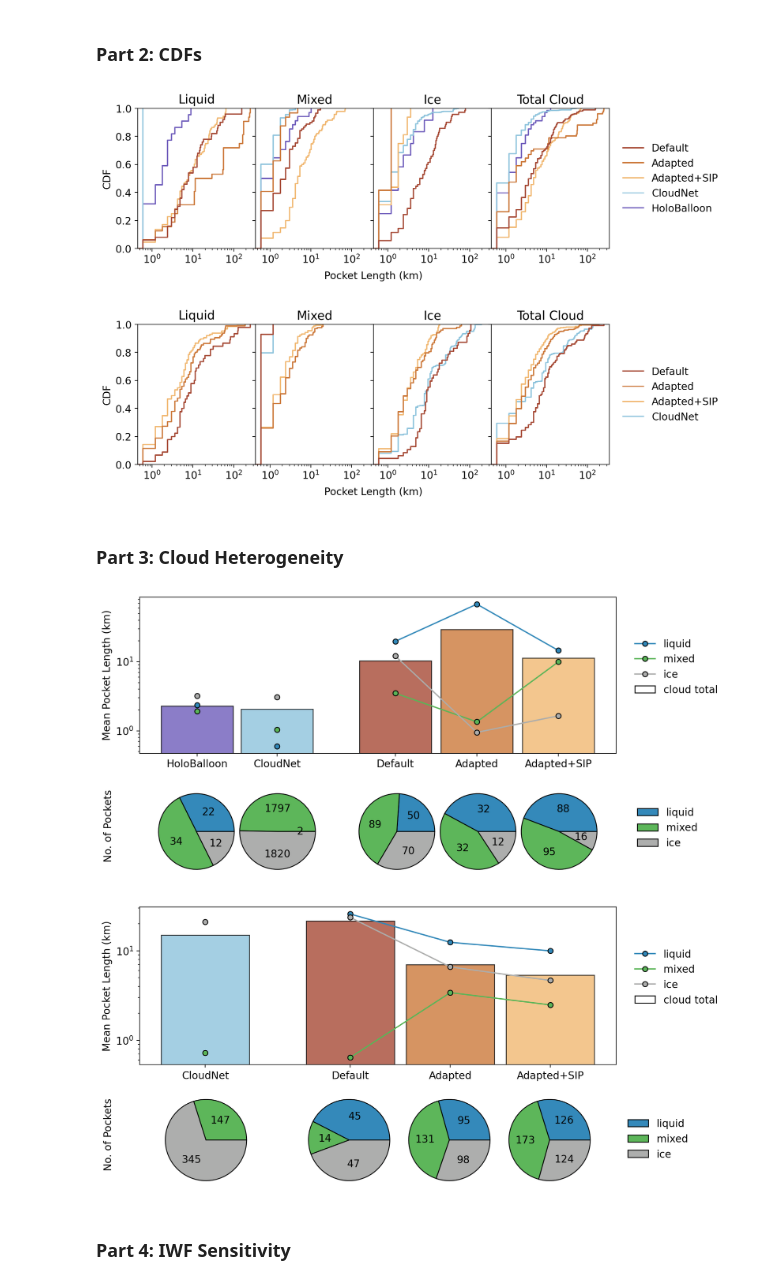
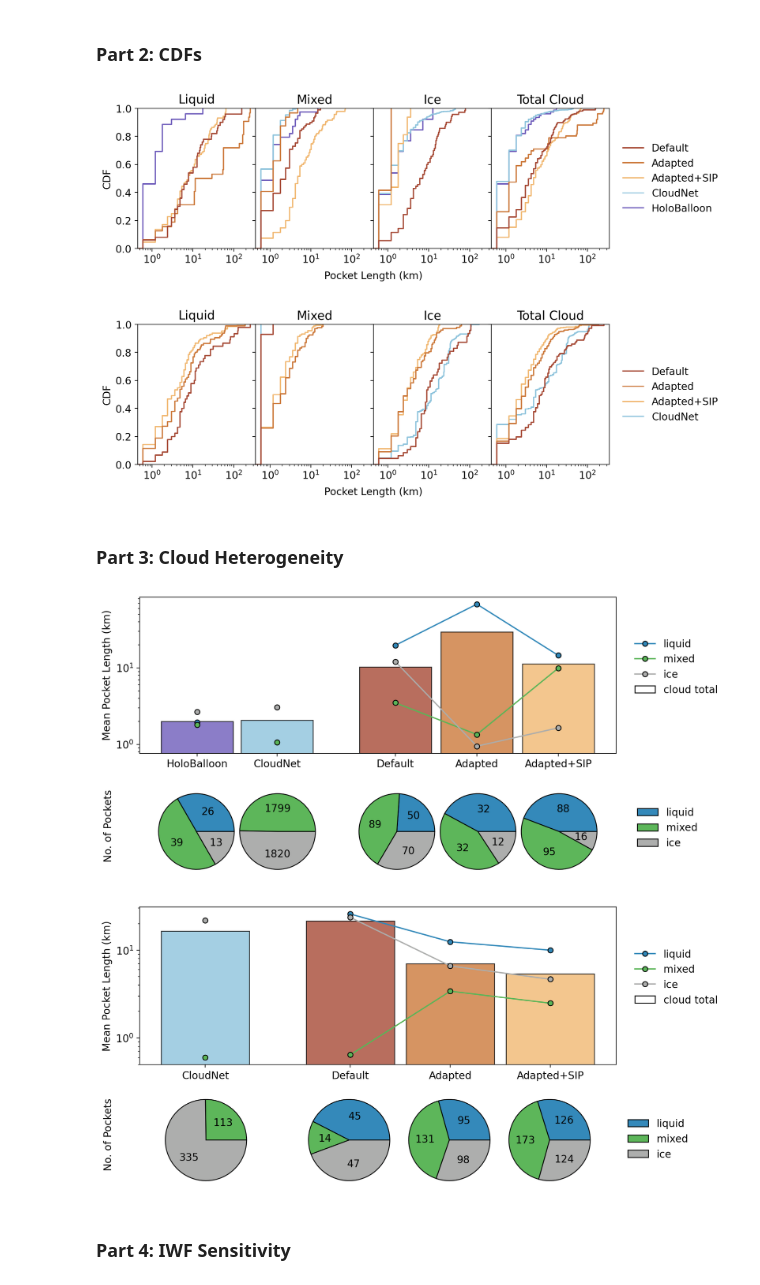
Before and after one commit to sldamman/JGR-Atmospheres-Paper-24, a Jupyter notebook: 240902_Heterogeneity.ipynb, the cells around one changed output. Saved outputs shown, nothing was run; the diff lists cells and outputs as text; code cells hidden in the pictures.

```diff
--- a/240902_Heterogeneity.ipynb
+++ b/240902_Heterogeneity.ipynb
@@ -113,7 +113,7 @@ limit_time = True # Option to use only data from when holoballoon was flying
 threshold = 0.1   # Threshold for IWF to use when classifying liquid/mixed/ice.
 
 subsample = 2           # Select only every other timestep to match resolution of model
-subsample_variation = 1 # Skip the first timestep to select 'the other' subsampling alternative
+subsample_variation = 0 # Skip the first timestep to select 'the other' subsampling alternative
 
 #Model levels (found by wrf.getvar(nc.Dataset(MAS3_path), 'z').isel(bottom_top=slice(0, 85), west_east=50, south_north=50).to_numpy())
 h = np.array([11.3408785,   34.04713,   56.80371,   79.61095, 102.47005,  125.38474,  148.3563 ,  171.38313,
@@ -453,7 +468,7 @@ ax[1].xaxis.set_label_coords(1, -0.16)
 plt.subplots_adjust(wspace=0)
 plt.show()
 # %% [output]
-[figure, old version]
+[figure, new version]
 # %%
 # Cloud top
 
@@ -493,7 +508,7 @@ ax[1].xaxis.set_label_coords(1, -0.16)
 plt.subplots_adjust(wspace=0)
 plt.show()
 # %% [output]
-[figure, old version]
+[figure, new version]
 # %% [markdown]
 ### Part 3: Cloud Heterogeneity
 # %%
@@ -548,35 +563,38 @@ dummy.set_ylabel('No. of Pockets', labelpad=36)
 
 # Making the pie charts
 def pieplot(ax, interior_data):
     counts = [sum(interior_data[phase][1]) for phase in range(3)]
     ax.pie(counts, colors=phase_colors, autopct=make_autopct(counts))
 
 def make_autopct(values):
     # To show total counts instead of percantages
     def my_autopct(pct):
         total = sum(values)
         val = int(round(pct*total/100.0))
-        return '{v:d}'.format(v=val)
+        if val == 0:
+            return ''
+        else:
+            return '{v:d}'.format(v=val)
     return my_autopct
 
 
 centers = [12, 29, 54, 71, 88]
 
 for i in range(5):
     x = fig.add_subplot(gs[65:, centers[i] - 10 : centers[i] + 10])
     counts = [sum(interior_data[i][phase][1]) for phase in range(3)]
     x.pie(counts, colors=phase_colors, autopct=make_autopct(counts), wedgeprops={"alpha": 0.99, 'edgecolor': 'k'})
 
 x.legend(labels=phase_labels, bbox_to_anchor=(1.23, 0.85), frameon=False)
 ax0.set_ylabel('Mean Pocket Length (km)')
 ax0.set_yscale('log')
 plt.tick_params(bottom=False)
 fig.subplots_adjust(hspace=0.05)
 
 #ax0.grid()
 plt.show()
 # %% [output]
-[figure, old version]
+[figure, new version]
 # %%
 fig = plt.figure(figsize=(10, 6), tight_layout=True)
 gs = gridspec.GridSpec(100, 100)
@@ -653,7 +671,7 @@ fig.subplots_adjust(hspace=-0.55)
 
 plt.show()
 # %% [output]
-[figure, old version]
+[figure, new version]
 # %% [markdown]
 ### Part 4: IWF Sensitivity
 # %%
```
Also changed, not shown: parts of 5 cells of this notebook.
